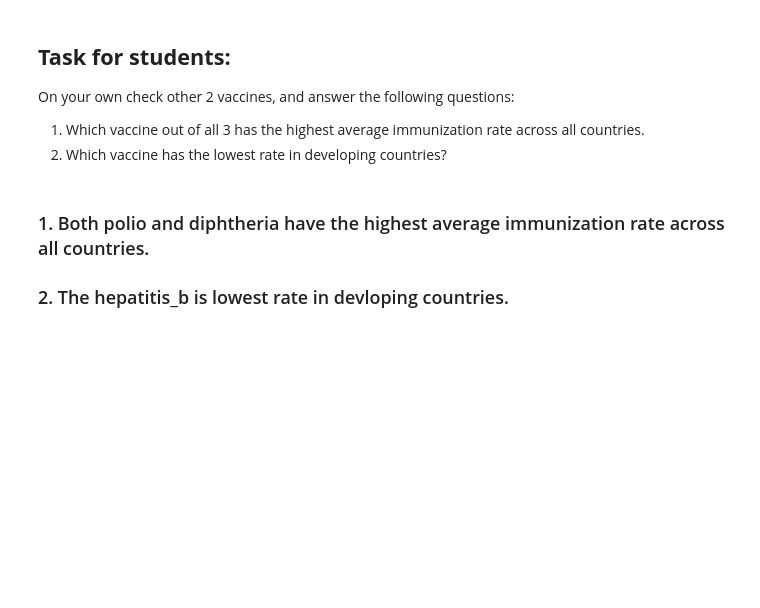
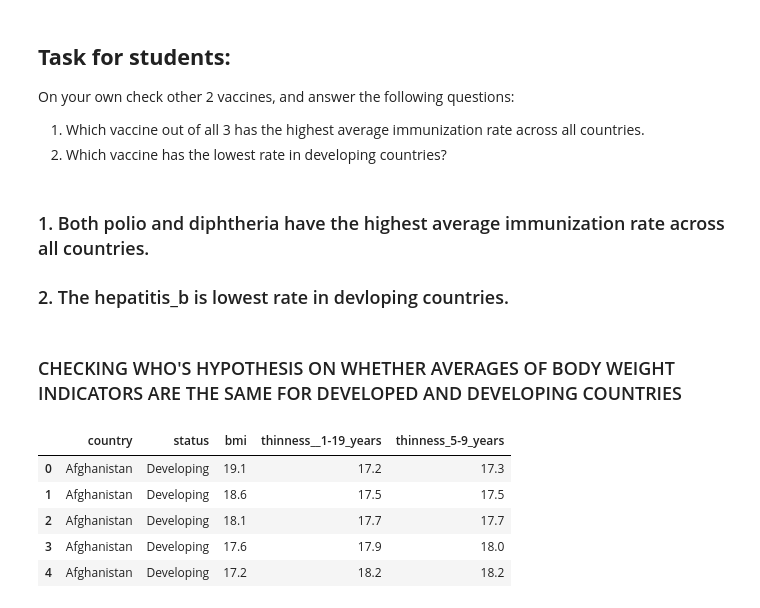
Before and after one commit to jbharadwaja/WHO_statistical_data_analysis, a Jupyter notebook: WHO_SDA.ipynb, the cells around one changed output. Saved outputs shown, nothing was run; the diff lists cells and outputs as text; code cells hidden in the pictures; blank space fills up the shorter version.

Commit message:
adding hypothesis test for checking bmi

```diff
--- a/WHO_SDA.ipynb
+++ b/WHO_SDA.ipynb
@@ -102,3 +102,16 @@ On your own check other 2 vaccines, and answer the following questions:
 # %% [markdown]
 ### 1. Both polio and diphtheria have the highest average immunization rate across all countries.
 ### 2. The hepatitis_b is lowest rate in devloping countries.
+# %% [markdown]
+### CHECKING WHO'S HYPOTHESIS ON WHETHER AVERAGES OF BODY WEIGHT INDICATORS ARE THE SAME FOR DEVELOPED AND DEVELOPING COUNTRIES
+# %%
+# TEST HYPOTHESIS THAT BMI FOR DEVELOPED AND DEVELOPING COUNTRIES ARE THE SAME OR NOT
+bmi_data = data[['country', 'status', 'bmi', 'thinness__1-19_years', 'thinness_5-9_years']]
+bmi_data.head()
+# %% [output]
+|  | country | status | bmi | thinness__1-19_years | thinness_5-9_years |
+| 0 | Afghanistan | Developing | 19.1 | 17.2 | 17.3 |
+| 1 | Afghanistan | Developing | 18.6 | 17.5 | 17.5 |
+| 2 | Afghanistan | Developing | 18.1 | 17.7 | 17.7 |
+| 3 | Afghanistan | Developing | 17.6 | 17.9 | 18.0 |
+| 4 | Afghanistan | Developing | 17.2 | 18.2 | 18.2 |
```
